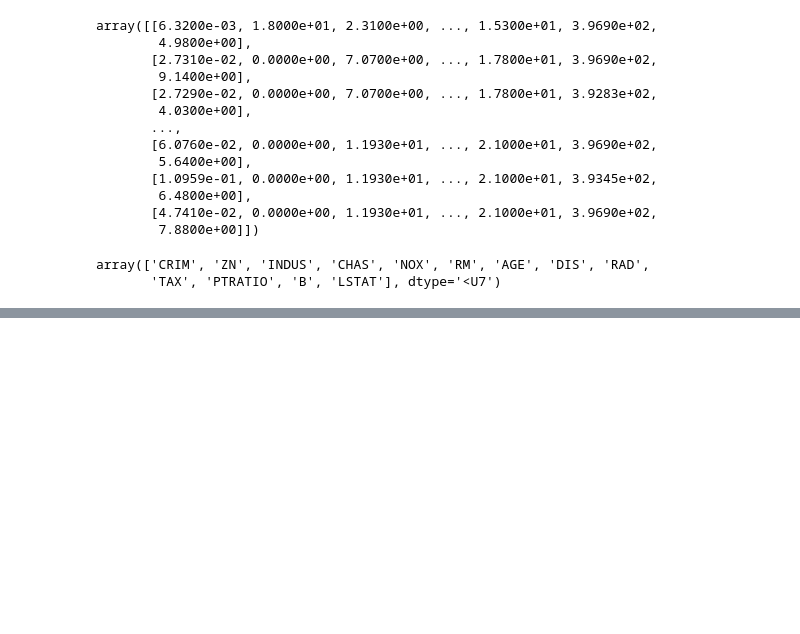
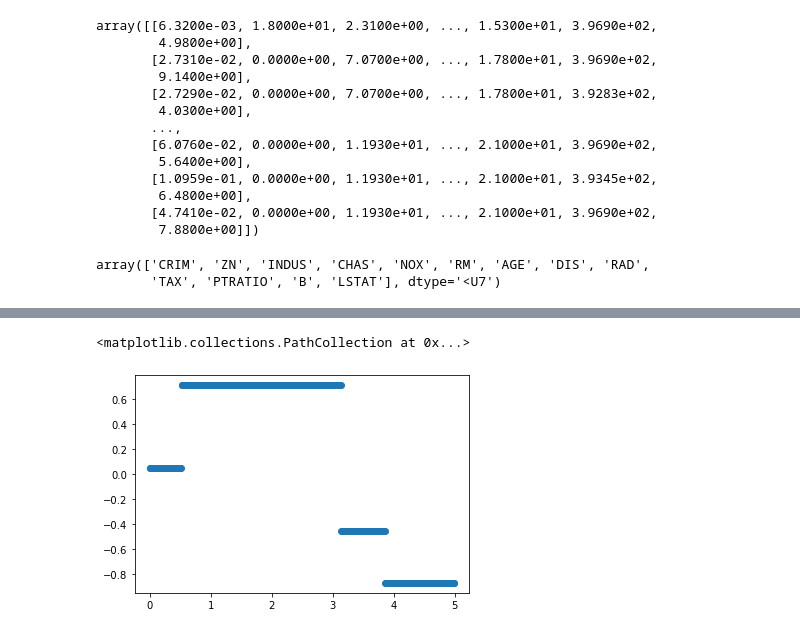
Before and after one commit to dongyeseu/knowledge, a Jupyter notebook: machine_learning/1.1 菜菜的sklearn学习课堂/1. Decision Tree.ipynb, the cells around one changed output, grey strips where cells are left out. Drawn from its saved outputs; the diff is of its cells as text; code cells hidden in the pictures; blank space fills up the shorter version.

```diff
--- a/machine_learning/1.1 菜菜的sklearn学习课堂/1. Decision Tree.ipynb
+++ b/machine_learning/1.1 菜菜的sklearn学习课堂/1. Decision Tree.ipynb
@@ -335,0 +359,5 @@ np.mean(score)
+# %%
+plt.scatter(X_test,y_1)
+# %% [output]
+<matplotlib.collections.PathCollection at 0x...>
+[figure, added]
```
Also changed, not shown: parts of 17 cells of this notebook.
